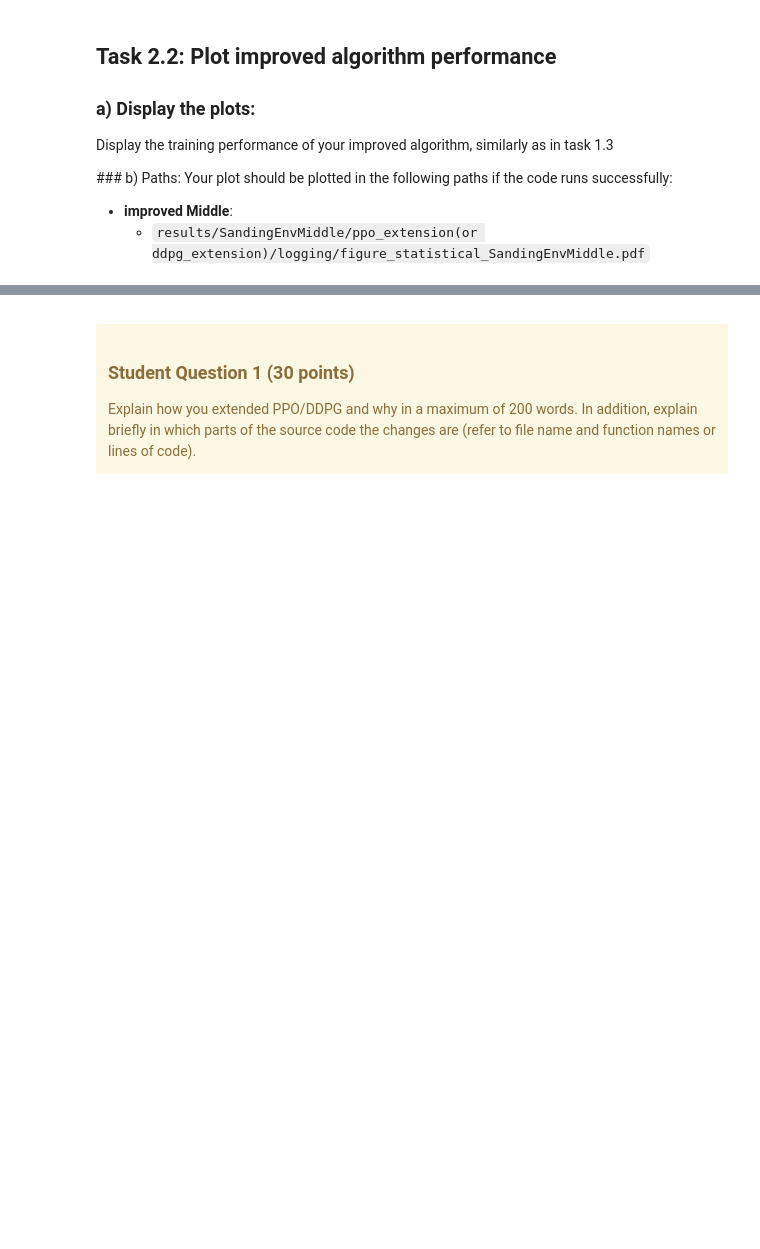
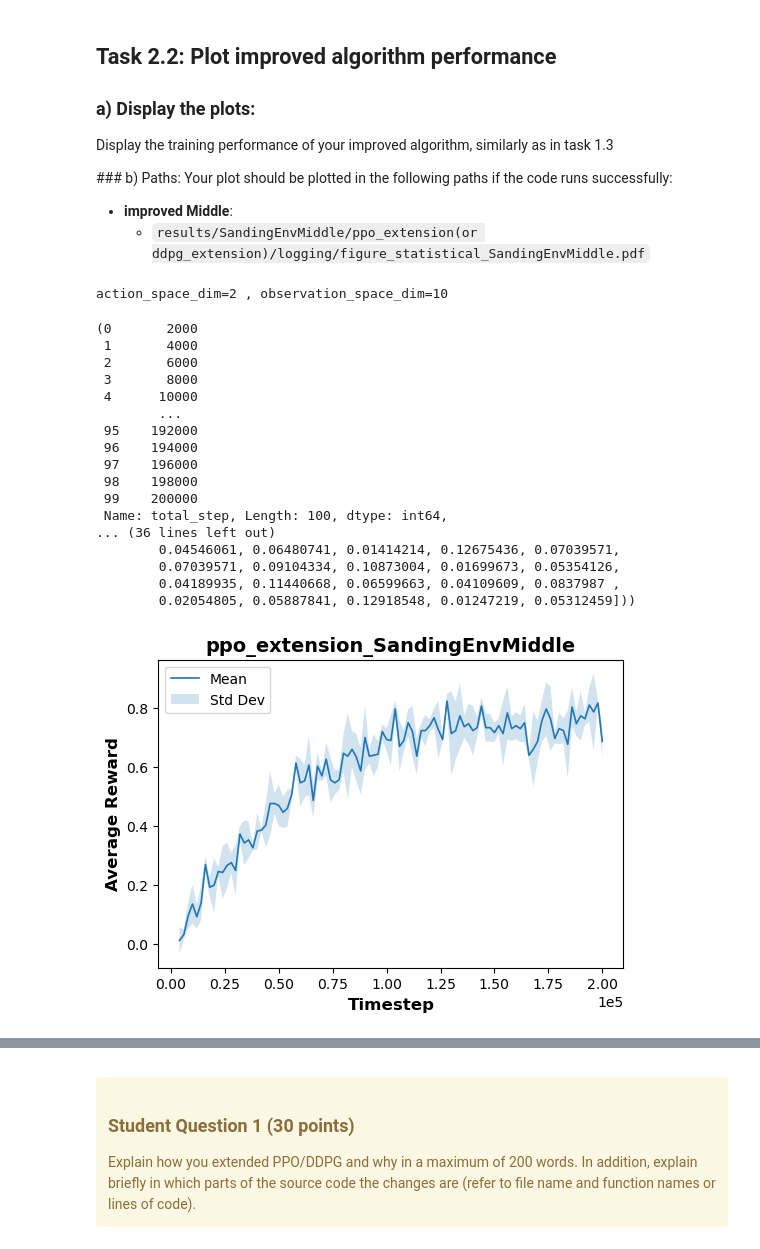
Before and after one commit to MMoshtaghi/Aalto-RL-Project-2023, a Jupyter notebook: project.ipynb, the cells around one changed output, grey strips where cells are left out. Cells and saved outputs as stored; diff of their text form; code cells hidden in the pictures; blank space fills up the shorter version.

```diff
--- a/project.ipynb
+++ b/project.ipynb
@@ -1150,24 +1135,44 @@ Your plot should be plotted in the following paths if the code runs successfully
 # %%
 ## Run the following code to plot PPO or DDPG's training performances
 import warnings
 warnings.filterwarnings('ignore')
 
 # Uncomment the algorithm you chose
-implemented_algo = ppo_extension # 'ppo_extension' or 'ddpg_extension'
+implemented_algo = 'ppo_extension' # 'ppo_extension' or 'ddpg_extension'
 environment = 'middle'
 
 # Loop over the three difficulty levels
 
 training_seeds = [0,1,2]
 
 config = setup(algo=implemented_algo, env=environment, render=False)
 
 config["seed"] = 0
 
 agent = PPOExtension(config) # DDPGExtension(config) or PPOExtension(config)
 
 # plot the statistical training curves with specific random seeds
 cu.plot_algorithm_training(agent.logging_dir, training_seeds, agent.env_name, implemented_algo)
+# %% [output]
+action_space_dim=2 , observation_space_dim=10
+(0       2000
+ 1       4000
+ 2       6000
+ 3       8000
+ 4      10000
+        ...
+ 95    192000
+ 96    194000
+ 97    196000
+ 98    198000
+ 99    200000
+ Name: total_step, Length: 100, dtype: int64,
+... (36 lines left out)
+        0.04546061, 0.06480741, 0.01414214, 0.12675436, 0.07039571,
+        0.07039571, 0.09104334, 0.10873004, 0.01699673, 0.05354126,
+        0.04189935, 0.11440668, 0.06599663, 0.04109609, 0.0837987 ,
+        0.02054805, 0.05887841, 0.12918548, 0.01247219, 0.05312459]))
+[figure, added]
 # %% [markdown]
 ## Task 2.3: Comparison of Improved and Original Algorithm Performance
 
```
Also changed, not shown: parts of 9 cells of this notebook.
